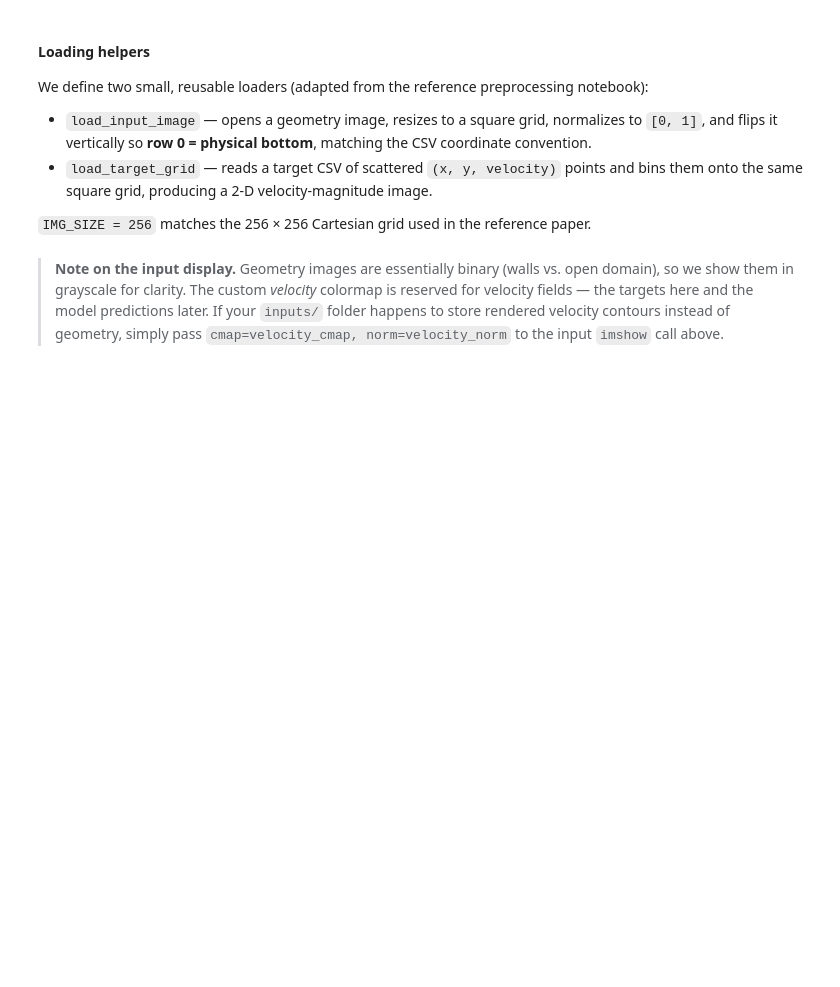
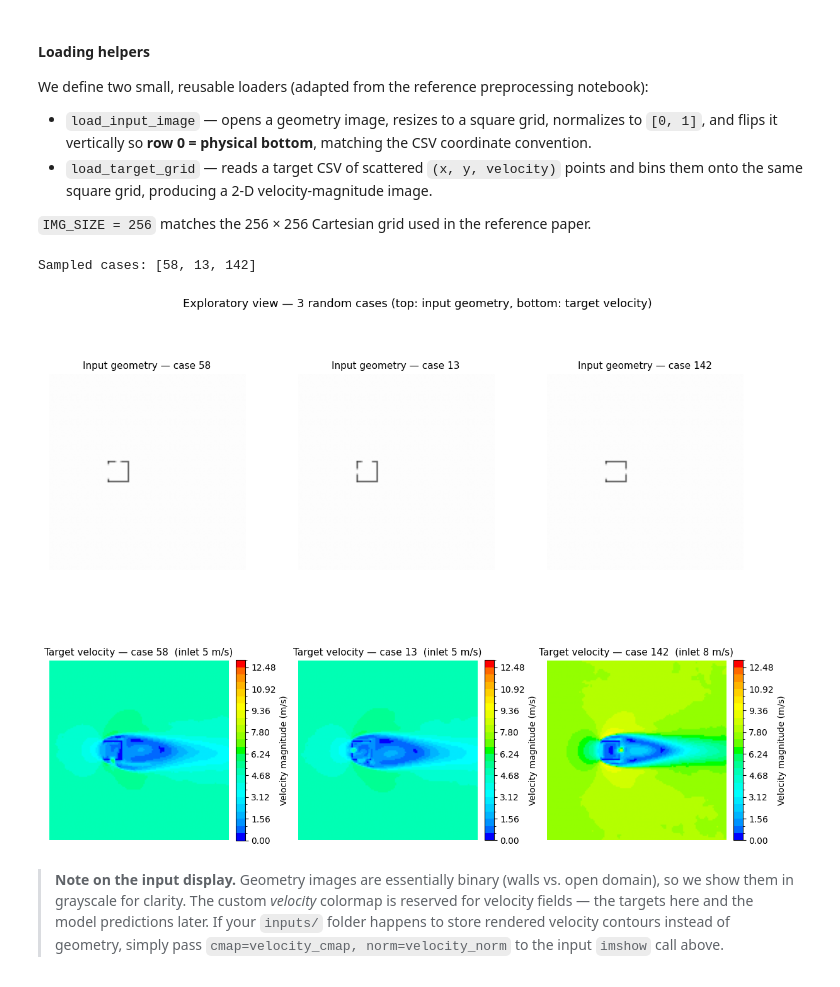
Before and after one commit to Dagimawi-Eneyew/cfd-unet-surrogate-model, a Jupyter notebook: data_preprocessing_Latest.ipynb, the cells around one changed output. Drawn from its saved outputs; the diff is of its cells as text; code cells hidden in the pictures; blank space fills up the shorter version.

```diff
--- a/data_preprocessing_Latest.ipynb
+++ b/data_preprocessing_Latest.ipynb
@@ -310,73 +311,80 @@ We define two small, reusable loaders (adapted from the reference preprocessing
 `IMG_SIZE = 256` matches the 256 × 256 Cartesian grid used in the reference paper.
 # %%
 # ── Grid resolution ───────────────────────────────────────────────────────────
-IMG_SIZE = 256   # 256 x 256 Cartesian grid (matches the reference study)
+IMG_SIZE = 128
 
 def load_input_image(path, size=IMG_SIZE):
     """Load a geometry image -> float32 array in [0,1], shape (size, size).
     Convention: high values (~1) = open fluid domain, low values (~0) = solid walls."""
-    img = Image.open(path).convert("L").resize((size, size), Image.BILINEAR)
+    img = Image.open(path)
     arr = np.array(img, dtype=np.float32) / 255.0
     arr = np.flipud(arr)            # row 0 = physical bottom (match CSV y-up)
     return arr
 
 def load_target_grid(path, size=IMG_SIZE):
     """Read a target CSV of (x, y, velocity) points and bin onto a size x size grid."""
+    # Read the CSV file. The fallback handles edge cases where the default parser fails.
     try:
         df = pd.read_csv(path, on_bad_lines="skip")
     except Exception:
         df = pd.read_csv(path, engine="python", on_bad_lines="skip")
-    df.columns = df.columns.str.strip()
 
-    col_map = {}
-    for col in df.columns:
-        lc = col.lower()
-        if   lc.startswith("x"): col_map[col] = "x"
-        elif lc.startswith("y"): col_map[col] = "y"
-        elif "vel" in lc:        col_map[col] = "velocity"
-    df = df.rename(columns=col_map)[["x", "y", "velocity"]]
-    df = df.apply(pd.to_numeric, errors="coerce").dropna()
+    # Select only the three columns we need, convert everything to numbers,
+    # and drop any row that couldn't be parsed (e.g. header duplicates, text artifacts).
+    df = df[["x", "y", "velocity"]].apply(pd.to_numeric, errors="coerce").dropna()
 
+    # Pull out the coordinate and velocity arrays for easier indexing below.
     x, y, v = df["x"].values, df["y"].values, df["velocity"].values
+
+    # Divide the x and y ranges into `size` equal-width bins.
+    # This creates size+1 boundary values (the edges between bins).
+    # Think of it as a ruler laid across the physical domain — each gap is one grid cell.
     x_edges = np.linspace(x.min(), x.max(), size + 1)
     y_edges = np.linspace(y.min(), y.max(), size + 1)
+
+    # Find which bin each scatter point falls into.
+    # np.digitize returns a 1-based index, so we subtract 1 to make it 0-based.
+    # np.clip ensures points that land exactly on the far edge stay inside the grid
+    # rather than going out of bounds.
     xi = np.clip(np.digitize(x, x_edges) - 1, 0, size - 1)
     yi = np.clip(np.digitize(y, y_edges) - 1, 0, size - 1)
 
-    g_sum   = np.zeros((size, size), dtype=np.float32)
-    g_count = np.zeros((size, size), dtype=np.float32)
-    np.add.at(g_sum,   (yi, xi), v)
-    np.add.at(g_count, (yi, xi), 1)
-    with np.errstate(invalid="ignore"):
-        grid = np.where(g_count > 0, g_sum / g_count, 0.0).astype(np.float32)
+    # Create a blank size×size grid, then place each velocity value at its (row, col) cell.
+    # Because there is exactly one scatter point per cell (16384 points for a 128×128 grid),
+    # every cell gets filled with no collisions.
+    grid = np.zeros((size, size), dtype=np.float32)
+    grid[yi, xi] = v
     return grid
-
-print("load_input_image() and load_target_grid() defined.")
 # %%
 # ── Sample 3 random cases and visualize inputs + targets ──────────────────────
+import matplotlib.pyplot as plt
+
 sample_ids = random.sample(complete_ids, 3)
 print("Sampled cases:", sample_ids)
 
-fig, axes = plt.subplots(2, 3, figsize=(16, 10))
+fig, axes = plt.subplots(2, 3, figsize=(12, 10))
 
 for j, cid in enumerate(sample_ids):
     # Row 0: input geometry
     geo = load_input_image(input_ids[cid])
     axes[0, j].imshow(geo, origin="lower", cmap="gray", vmin=0, vmax=1)
     axes[0, j].set_title(f"Input geometry — case {cid}", fontsize=11)
     axes[0, j].axis("off")
 
     # Row 1: target velocity field (custom velocity colormap)
     vel = load_target_grid(target_ids[cid])
     im = axes[1, j].imshow(vel, origin="lower", cmap=velocity_cmap, norm=velocity_norm)
     axes[1, j].set_title(f"Target velocity — case {cid}  (inlet {velmap[cid]:.0f} m/s)", fontsize=11)
     axes[1, j].axis("off")
     plt.colorbar(im, ax=axes[1, j], fraction=0.046, pad=0.04, label="Velocity magnitude (m/s)")
 
 fig.suptitle("Exploratory view — 3 random cases (top: input geometry, bottom: target velocity)",
              fontsize=13, y=0.98)
 plt.tight_layout()
 plt.show()
+# %% [output]
+Sampled cases: [58, 13, 142]
+[figure, added]
 # %% [markdown]
 > **Note on the input display.** Geometry images are essentially binary (walls vs. open domain),
 > so we show them in grayscale for clarity. The custom *velocity* colormap is reserved for
```
Also changed, not shown: parts of 36 cells of this notebook.
